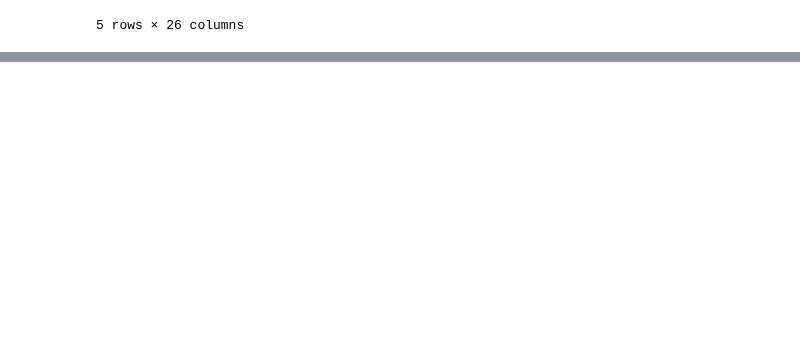
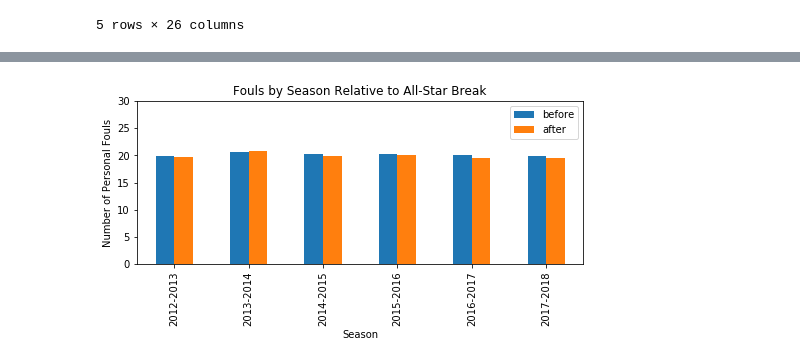
Before and after one commit to carlymckelvy/NBA_fouls, a Jupyter notebook: NBA Foul Call DATA ANALYSIS.ipynb, the cells around one changed output, grey strips where cells are left out. Drawn from its saved outputs; the diff is of its cells as text; code cells hidden in the pictures; blank space fills up the shorter version.

```diff
--- a/NBA Foul Call DATA ANALYSIS.ipynb
+++ b/NBA Foul Call DATA ANALYSIS.ipynb
@@ -149,0 +170,20 @@ season_wl
+# %%
+#Plot fouls by season relative to all-star break (mean)
+
+by_break_mean = sorted_df.groupby(["season", "all-star break"])
+by_break_mean["teamPF"].mean()
+break_df_mean = by_break_mean["teamPF"].mean()
+break_df_mean
+
+season_break_mean = pd.DataFrame(break_df_mean).reset_index()
+season_break_mean = season_break_mean.set_index(["season", "all-star break"])["teamPF"].unstack()
+season_break_mean
+
+season_break_mean[["before", "after"]].plot(kind="bar", figsize=(8,3)).legend(loc="upper right")
+plt.title("Fouls by Season Relative to All-Star Break")
+plt.ylabel("Number of Personal Fouls")
+plt.xlabel("Season")
+plt.ylim(0,30)
+plt.savefig("output_data/foulsbybreakmean")
+# %% [output]
+[figure, added]
```
Also changed, not shown: parts of 15 cells of this notebook, 7 other files.
